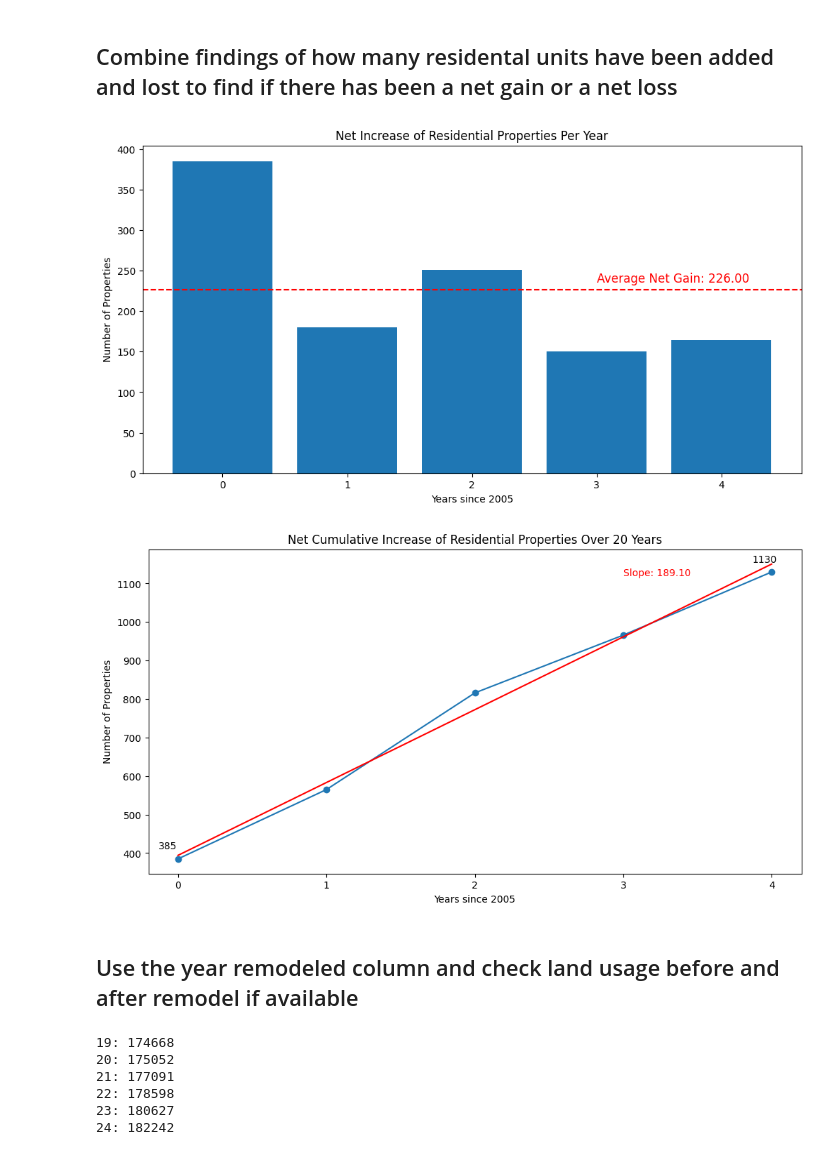
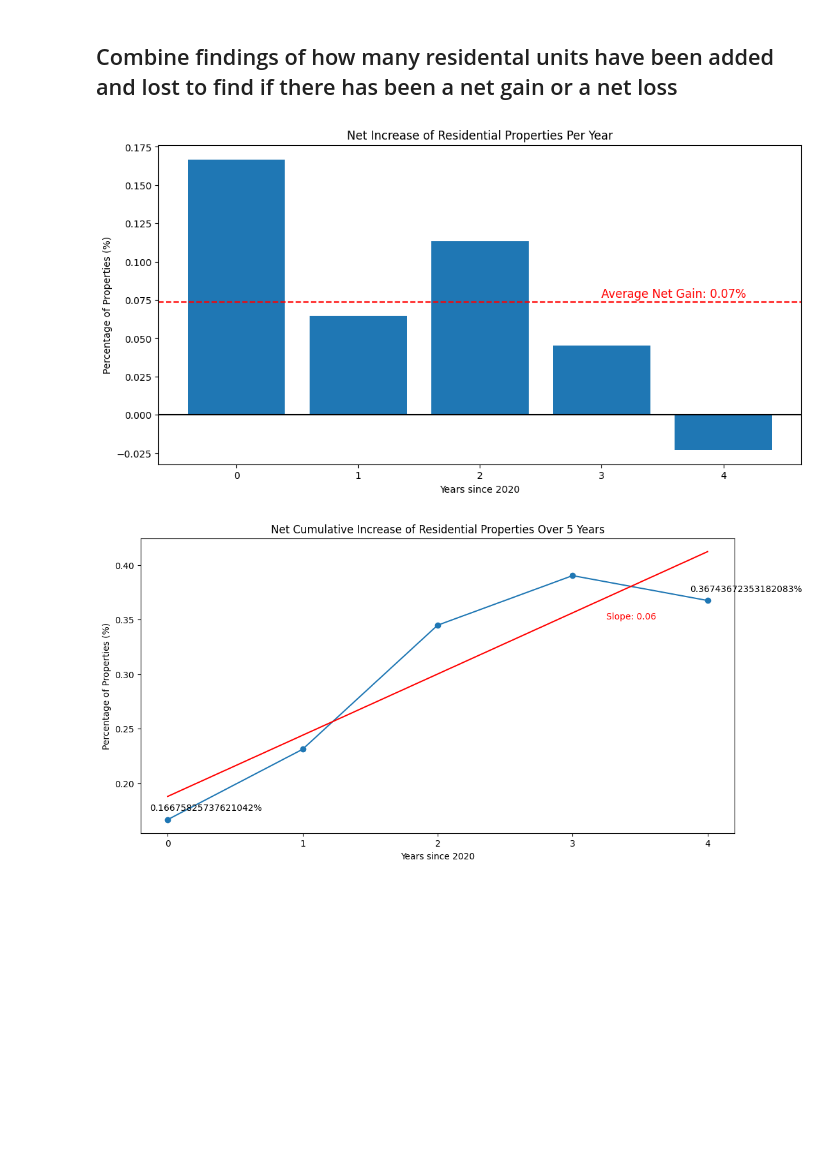
Before and after one commit to BU-Spark/ds-boston-remodeling, a Jupyter notebook: sp24-team-c/property-loss/property-loss-by-neighborhood.ipynb, the cells around one changed output. Saved outputs shown, nothing was run; the diff lists cells and outputs as text; code cells hidden in the pictures; blank space fills up the shorter version.

```diff
--- a/sp24-team-c/property-loss/property-loss-by-neighborhood.ipynb
+++ b/sp24-team-c/property-loss/property-loss-by-neighborhood.ipynb
@@ -220,17 +307,17 @@ Number of residental units lost that year
 # %%
-unit_decrease_count = pd.DataFrame(unit_decrease_data).transpose()
+unit_decrease_percentage = pd.DataFrame(unit_decrease_data).transpose()
 
 plt.figure(figsize=(12, 6))
-plt.bar(unit_decrease_count.index, unit_decrease_count.values.flatten())
+plt.bar(unit_decrease_percentage.index, unit_decrease_percentage.values.flatten())
 
 # add avg
-avg = unit_decrease_count.mean()[0]
+avg = unit_decrease_percentage.mean()[0]
 plt.axhline(y=avg, color='r', linestyle='--', label='Average')
-plt.text(len(unit_decrease_count) - 4, avg + 2, f'Average Loss: {avg:.2f}', color='r', fontsize=12)
+plt.text(len(unit_decrease_percentage) - 2.5, avg + 0.003, f'Average Loss: {avg:.2f}%', color='r', fontsize=12)
 
 # Adding labels and title
 plt.xlabel('Year')
-plt.ylabel('Number of Properties')
-plt.title('Number of Residential Properties Lost Per Year')
+plt.ylabel('Percentage of Properties (%)')
+plt.title('Percentage of Residential Properties Lost Per Year')
 plt.show()
 # %% [output]
@@ -297,48 +368,45 @@ plt.show()
 # %% [markdown]
 ## Combine findings of how many residental units have been added and lost to find if there has been a net gain or a net loss
 # %%
-unit_net_increase_count = pd.DataFrame(unit_increase_count.values - unit_decrease_count.values)
+unit_net_increase_percentage =  pd.DataFrame(unit_increase_percentages.values - unit_decrease_percentage.values)
 
 plt.figure(figsize=(12, 6))
-plt.bar(unit_net_increase_count.index, unit_net_increase_count.values.flatten())
+plt.bar(unit_net_increase_percentage.index, unit_net_increase_percentage.values.flatten())
+plt.axhline(y=0, color='k')
 
 # add avg
-avg = unit_net_increase_count.mean()[0]
+avg = unit_net_increase_percentage.mean()[0]
 plt.axhline(y=avg, color='r', linestyle='--', label='Average')
-plt.text(len(unit_net_increase_count) - 2, avg + 10, f'Average Net Gain: {avg:.2f}', color='r', fontsize=12)
+plt.text(len(unit_net_increase_percentage) - 2, avg + 0.003, f'Average Net Gain: {avg:.2f}%', color='r', fontsize=12)
 
 # Adding labels and title
-plt.xlabel('Years since 2005')
-plt.xticks(unit_net_increase_count.index)
-plt.ylabel('Number of Properties')
+plt.xlabel('Years since 2020')
+plt.xticks(unit_net_increase_percentage.index)
+plt.ylabel('Percentage of Properties (%)')
 plt.title('Net Increase of Residential Properties Per Year')
 plt.show()
 # %% [output]
-[figure, old version]
+[figure, new version]
 # %%
-unit_net_increase_count = pd.DataFrame(unit_increase_count.values - unit_decrease_count.values)
-
-net_cumulative_units = unit_net_increase_count.cumsum()
+net_cumulative_units = unit_net_increase_percentage.cumsum()
 
 plt.figure(figsize=(12, 6))
 plt.plot(net_cumulative_units.index, net_cumulative_units.values.flatten(), marker='o', linestyle='-')
 
 slope, intercept, r_value, p_value, std_err = linregress(net_cumulative_units.index, net_cumulative_units.values.flatten())
 # Plot best fit line
 plt.plot(net_cumulative_units.index, slope*net_cumulative_units.index + intercept, color='red', label=f'Best Fit Line (Slope: {slope:.2f})')
 # Print slope on the graph
-plt.text(3, max(net_cumulative_units.values.flatten()) - 10, f'Slope: {slope:.2f}', fontsize=10, color='red')
+plt.text(3.25, max(net_cumulative_units.values.flatten()) - 0.04, f'Slope: {slope:.2f}', fontsize=10, color='red')
 
-plt.annotate(f'{net_cumulative_units.values.flatten()[0]}', xy=(net_cumulative_units.index[0], net_cumulative_units.values.flatten()[0]), xytext=(-20, 10), textcoords='offset points')
-plt.annotate(f'{net_cumulative_units.values.flatten()[-1]}', xy=(net_cumulative_units.index[-1], net_cumulative_units.values.flatten()[-1]), xytext=(-20, 10), textcoords='offset points')
+plt.annotate(f'{net_cumulative_units.values.flatten()[0]}%', xy=(net_cumulative_units.index[0], net_cumulative_units.values.flatten()[0]), xytext=(-20, 10), textcoords='offset points')
+plt.annotate(f'{net_cumulative_units.values.flatten()[-1]}%', xy=(net_cumulative_units.index[-1], net_cumulative_units.values.flatten()[-1]), xytext=(-20, 10), textcoords='offset points')
 
 # Adding labels and title
-plt.xlabel('Years since 2005')
-plt.xticks(unit_net_increase_count.index)
-plt.ylabel('Number of Properties')
-plt.title('Net Cumulative Increase of Residential Properties Over 20 Years')
+plt.xlabel('Years since 2020')
+plt.xticks(unit_net_increase_percentage.index)
+plt.ylabel('Percentage of Properties (%)')
+plt.title('Net Cumulative Increase of Residential Properties Over 5 Years')
 plt.show()
 # %% [output]
-[figure, old version]
+[figure, new version]
-# %% [markdown]
-## Use the year remodeled column and check land usage before and after remodel if available
@@ -359,14 +412,0 @@ remodel_2024.rename(columns={'YR_REMODEL': 'YR_REMOD'}, inplace=True)
-# %%
-print('19:', remodel_2019['PID'].count())
-print('20:', remodel_2020['PID'].count())
-print('21:', remodel_2021['PID'].count())
-print('22:', remodel_2022['PID'].count())
-print('23:', remodel_2023['PID'].count())
-print('24:', remodel_2024['PID'].count())
-# %% [output]
-19: 174668
-20: 175052
-21: 177091
-22: 178598
-23: 180627
-24: 182242
```
Also changed, not shown: parts of 50 cells of this notebook.
